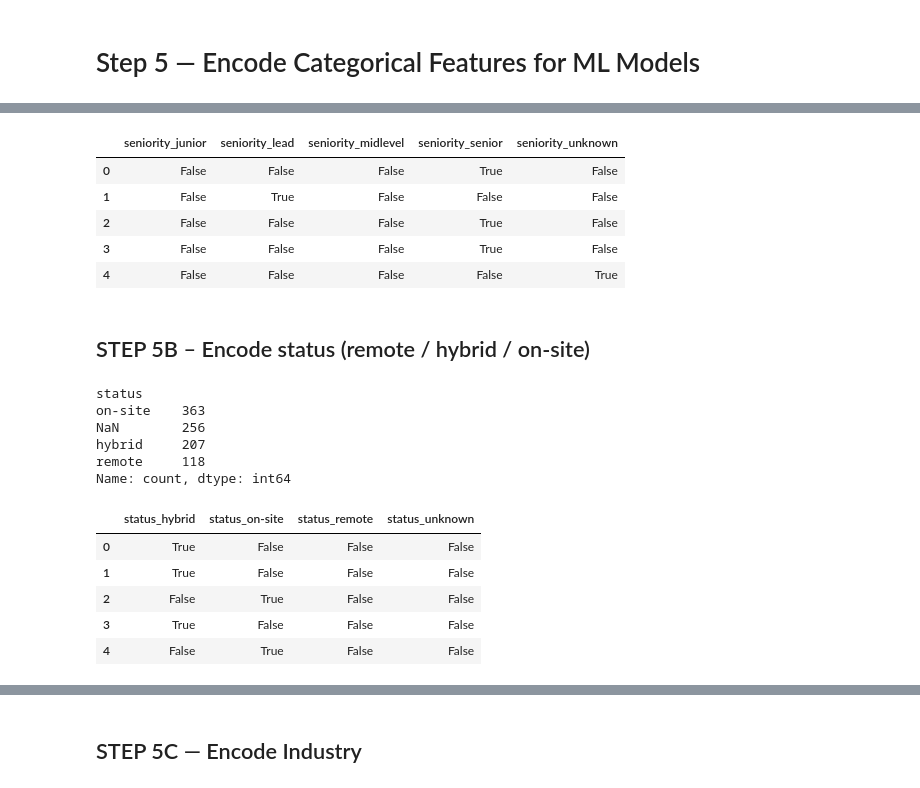
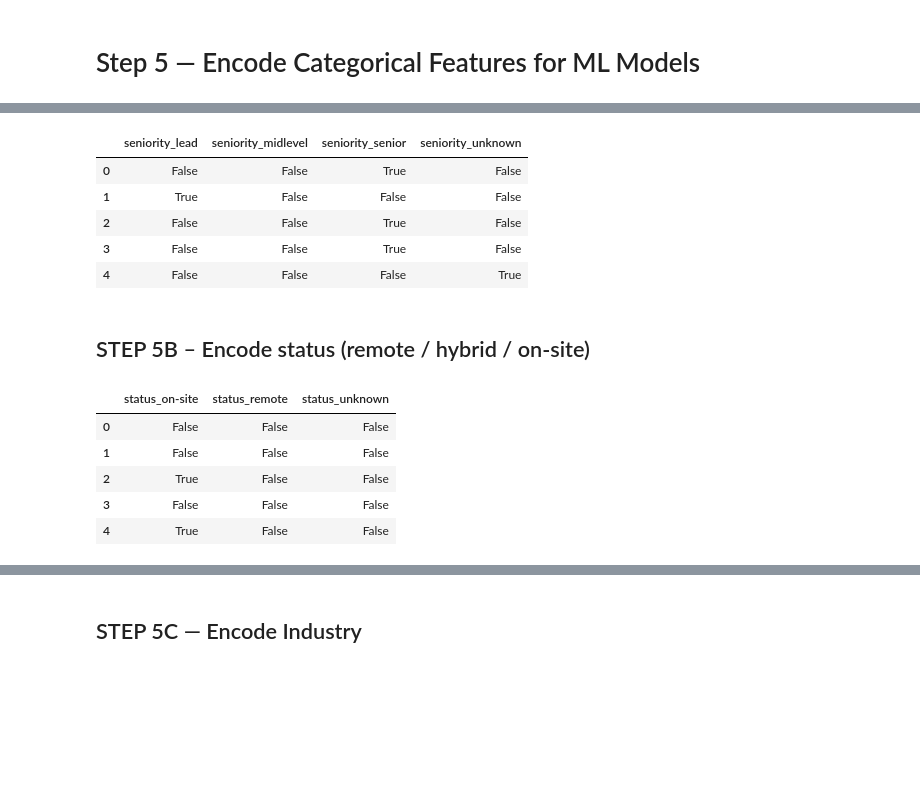
Before and after one commit to mishalaboobackar/ad688-employability-sp25A1-group6, a Jupyter notebook: ml_methods.ipynb, the cells around one changed output, grey strips where cells are left out. Cells and saved outputs as stored; diff of their text form; code cells hidden in the pictures; blank space fills up the shorter version.

```diff
--- a/ml_methods.ipynb
+++ b/ml_methods.ipynb
@@ -215,53 +162,46 @@ Name: count, dtype: int64
 # %%
 # Step 5A – Encode seniority_level
 
 # Fill missing with "unknown"
 df["seniority_level"] = df["seniority_level"].fillna("unknown")
 
 # Ensure lowercase
 df["seniority_level"] = df["seniority_level"].str.lower()
 
-# One-hot encode
-seniority_dummies = pd.get_dummies(df["seniority_level"], prefix="seniority")
+# One-hot encode (drop_first=True to avoid multicollinearity)
+seniority_dummies = pd.get_dummies(df["seniority_level"], prefix="seniority", drop_first=True)
 
 # Add to dataframe
 df = pd.concat([df, seniority_dummies], axis=1)
 
 df[seniority_dummies.columns].head()
 # %% [output]
-|  | seniority_junior | seniority_lead | seniority_midlevel | seniority_senior | seniority_unknown |
-| 0 | False | False | False | True | False |
-| 1 | False | True | False | False | False |
-| 2 | False | False | False | True | False |
-| 3 | False | False | False | True | False |
-| 4 | False | False | False | False | True |
+|  | seniority_lead | seniority_midlevel | seniority_senior | seniority_unknown |
+| 0 | False | False | True | False |
+| 1 | True | False | False | False |
+| 2 | False | False | True | False |
+| 3 | False | False | True | False |
+| 4 | False | False | False | True |
 # %% [markdown]
 ## STEP 5B – Encode status (remote / hybrid / on-site)
 # %%
 df["status"].value_counts(dropna=False)
-# %% [output]
-status
-on-site    363
-NaN        256
-hybrid     207
-remote     118
-Name: count, dtype: int64
 # %%
-
 # Replace missing with "unknown"
 df["status"] = df["status"].fillna("unknown").str.lower()
 
-status_dummies = pd.get_dummies(df["status"], prefix="status")
+# One-hot encode (drop_first=True to avoid multicollinearity)
+status_dummies = pd.get_dummies(df["status"], prefix="status", drop_first=True)
 
 df = pd.concat([df, status_dummies], axis=1)
 
 df[status_dummies.columns].head()
 # %% [output]
-|  | status_hybrid | status_on-site | status_remote | status_unknown |
-| 0 | True | False | False | False |
-| 1 | True | False | False | False |
-| 2 | False | True | False | False |
-| 3 | True | False | False | False |
-| 4 | False | True | False | False |
+|  | status_on-site | status_remote | status_unknown |
+| 0 | False | False | False |
+| 1 | False | False | False |
+| 2 | True | False | False |
+| 3 | False | False | False |
+| 4 | True | False | False |
 # %%
 df[status_dummies.columns].sum()
```
Also changed, not shown: parts of 37 cells of this notebook, 3 other files.
